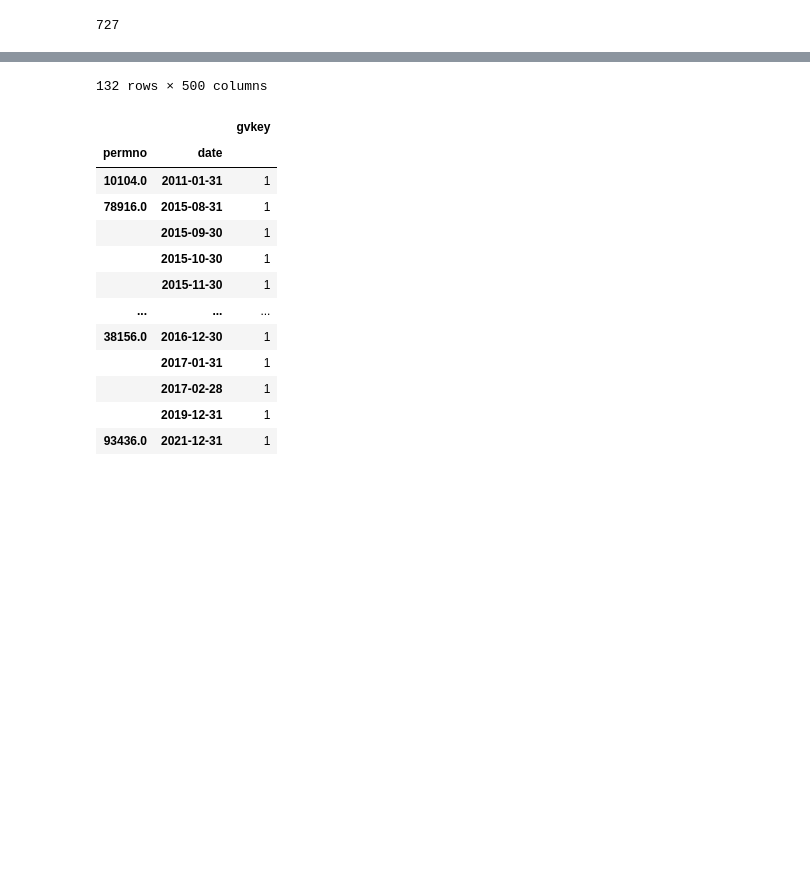
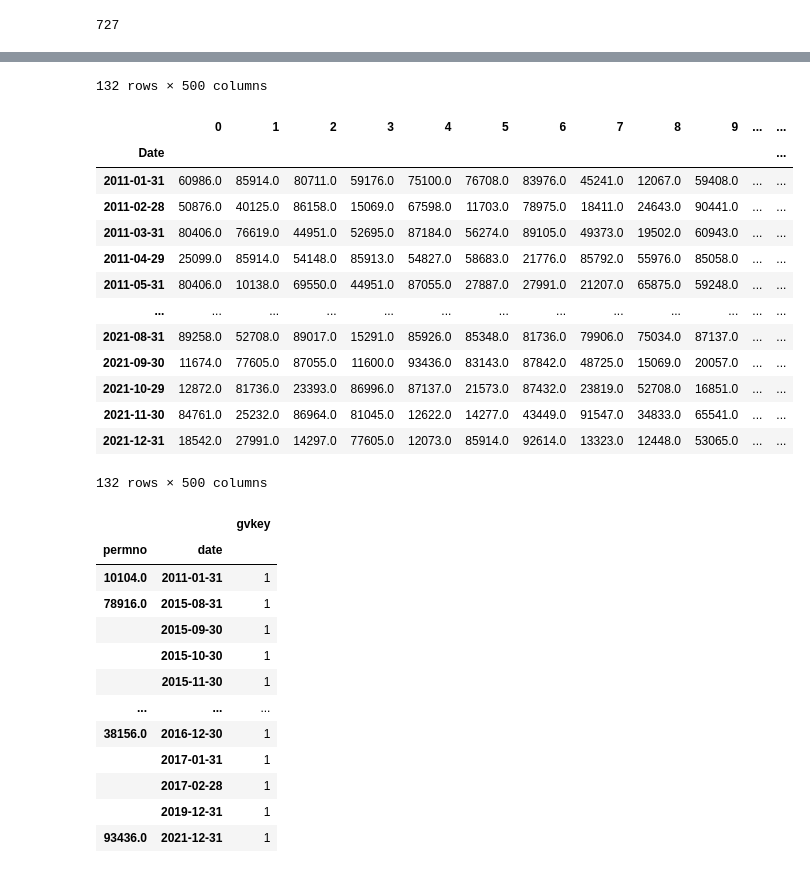
Before and after one commit to LakshaySapra/GraphicalModelsAssetMgmt, a Jupyter notebook: src/data.ipynb, the cells around one changed output, grey strips where cells are left out. Cells and saved outputs as stored; diff of their text form; code cells hidden in the pictures; blank space fills up the shorter version.

```diff
--- a/src/data.ipynb
+++ b/src/data.ipynb
@@ -11,40 +11,56 @@ print(len(spx['permno'].astype(int).unique()))
 # %% [output]
 727
 # %%
-spx = pd.read_csv('data/sp500.csv',index_col=0)
+spx = pd.read_csv('../data/sp500.csv',index_col=0)
 concat_lst = []
 for date in spx['date'].unique():
     ser = spx.loc[spx['date']==date,'gvkey'].reset_index(drop=True).rename(date).iloc[:500]
     concat_lst.append(ser)
 universe = pd.DataFrame(concat_lst)
 universe.index=universe.index.rename('Date')
 universe.to_pickle('data/universe.pkl',protocol=4)
 
 display(universe)
 
 spx = pd.read_csv('data/sp500.csv',index_col=0)
 concat_lst = []
 for date in spx['date'].unique():
     ser = spx.loc[spx['date']==date,'permno'].reset_index(drop=True).rename(date).iloc[:500]
     concat_lst.append(ser)
 universe = pd.DataFrame(concat_lst)
 universe.index=universe.index.rename('Date')
 universe.to_pickle('data/permno_universe.pkl',protocol=4)
+
+display(universe)
 # %% [output]
 |  | 0 | 1 | 2 | 3 | 4 | 5 | 6 | 7 | 8 | 9 | ... | ... |
 | Date |  |  |  |  |  |  |  |  |  |  |  | ... |
 | 2011-01-31 | 7875.0 | 2184.0 | 30490.0 | 1447.0 | 13646.0 | 3905.0 | 63643.0 | 4843.0 | 14623.0 | 7647.0 | ... | ... |
 | 2011-02-28 | 6730.0 | 3336.0 | 111864.0 | 7017.0 | 13125.0 | 4087.0 | 27928.0 | 9850.0 | 1356.0 | 12886.0 | ... | ... |
 | 2011-03-31 | 29984.0 | 23877.0 | 10190.0 | 5256.0 | 122841.0 | 3362.0 | 13003.0 | 2269.0 | 11264.0 | 6649.0 | ... | ... |
 | 2011-04-29 | 11555.0 | 2184.0 | 8823.0 | 28930.0 | 7506.0 | 9882.0 | 8539.0 | 66446.0 | 11259.0 | 64925.0 | ... | ... |
 | 2011-05-31 | 29984.0 | 12138.0 | 7637.0 | 10190.0 | 29028.0 | 2086.0 | 1075.0 | 7881.0 | 2136.0 | 3505.0 | ... | ... |
 | ... | ... | ... | ... | ... | ... | ... | ... | ... | ... | ... | ... | ... |
 | 2021-08-31 | 143356.0 | 6669.0 | 144009.0 | 23238.0 | 9555.0 | 65417.0 | 31887.0 | 29127.0 | 32106.0 | 14934.0 | ... | ... |
 | 2021-09-30 | 3897.0 | 25279.0 | 29028.0 | 13700.0 | 184996.0 | 62374.0 | 133768.0 | 10867.0 | 7017.0 | 7637.0 | ... | ... |
 | 2021-10-29 | 186989.0 | 31887.0 | 3026.0 | 121382.0 | 14934.0 | 6104.0 | 126554.0 | 5439.0 | 6669.0 | 4060.0 | ... | ... |
 | 2021-11-30 | 64630.0 | 8151.0 | 121077.0 | 30822.0 | 22260.0 | 9465.0 | 7154.0 | 165123.0 | 8068.0 | 3504.0 | ... | ... |
 | 2021-12-31 | 2817.0 | 1075.0 | 316056.0 | 25279.0 | 16245.0 | 2184.0 | 179437.0 | 187450.0 | 14275.0 | 6136.0 | ... | ... |
 132 rows × 500 columns
+|  | 0 | 1 | 2 | 3 | 4 | 5 | 6 | 7 | 8 | 9 | ... | ... |
+| Date |  |  |  |  |  |  |  |  |  |  |  | ... |
+| 2011-01-31 | 60986.0 | 85914.0 | 80711.0 | 59176.0 | 75100.0 | 76708.0 | 83976.0 | 45241.0 | 12067.0 | 59408.0 | ... | ... |
+| 2011-02-28 | 50876.0 | 40125.0 | 86158.0 | 15069.0 | 67598.0 | 11703.0 | 78975.0 | 18411.0 | 24643.0 | 90441.0 | ... | ... |
+| 2011-03-31 | 80406.0 | 76619.0 | 44951.0 | 52695.0 | 87184.0 | 56274.0 | 89105.0 | 49373.0 | 19502.0 | 60943.0 | ... | ... |
+| 2011-04-29 | 25099.0 | 85914.0 | 54148.0 | 85913.0 | 54827.0 | 58683.0 | 21776.0 | 85792.0 | 55976.0 | 85058.0 | ... | ... |
+| 2011-05-31 | 80406.0 | 10138.0 | 69550.0 | 44951.0 | 87055.0 | 27887.0 | 27991.0 | 21207.0 | 65875.0 | 59248.0 | ... | ... |
+| ... | ... | ... | ... | ... | ... | ... | ... | ... | ... | ... | ... | ... |
+| 2021-08-31 | 89258.0 | 52708.0 | 89017.0 | 15291.0 | 85926.0 | 85348.0 | 81736.0 | 79906.0 | 75034.0 | 87137.0 | ... | ... |
+| 2021-09-30 | 11674.0 | 77605.0 | 87055.0 | 11600.0 | 93436.0 | 83143.0 | 87842.0 | 48725.0 | 15069.0 | 20057.0 | ... | ... |
+| 2021-10-29 | 12872.0 | 81736.0 | 23393.0 | 86996.0 | 87137.0 | 21573.0 | 87432.0 | 23819.0 | 52708.0 | 16851.0 | ... | ... |
+| 2021-11-30 | 84761.0 | 25232.0 | 86964.0 | 81045.0 | 12622.0 | 14277.0 | 43449.0 | 91547.0 | 34833.0 | 65541.0 | ... | ... |
+| 2021-12-31 | 18542.0 | 27991.0 | 14297.0 | 77605.0 | 12073.0 | 85914.0 | 92614.0 | 13323.0 | 12448.0 | 53065.0 | ... | ... |
+132 rows × 500 columns
 # %%
 spx[spx['gvkey']!=13353][['permno','gvkey','date']].drop_duplicates().groupby(['permno','date']).count().sort_values(by='gvkey')
 # %% [output]
```
Also changed, not shown: parts of 6 cells of this notebook, 2 other files.
